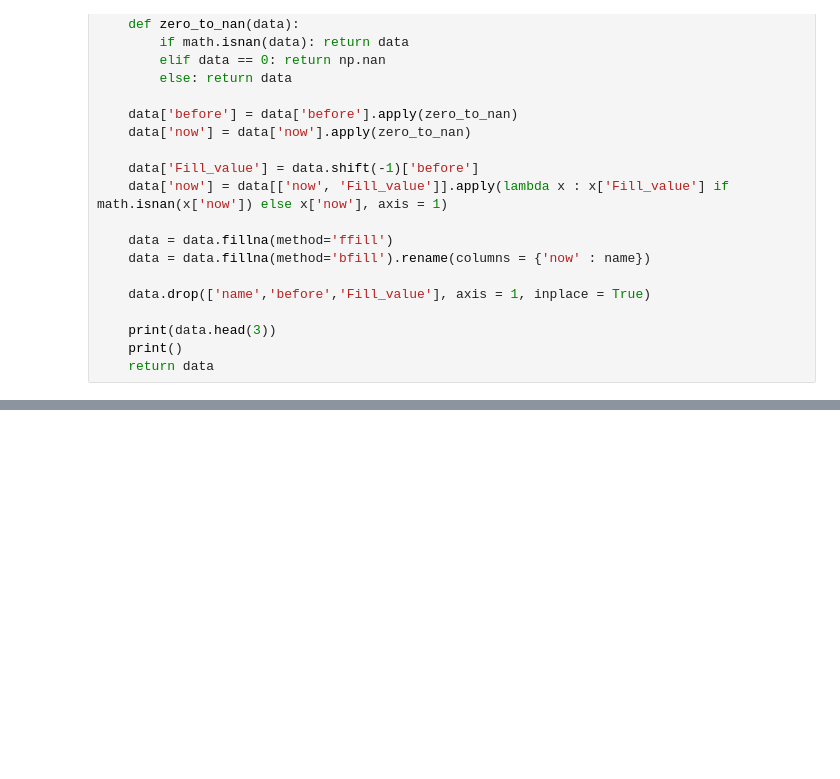
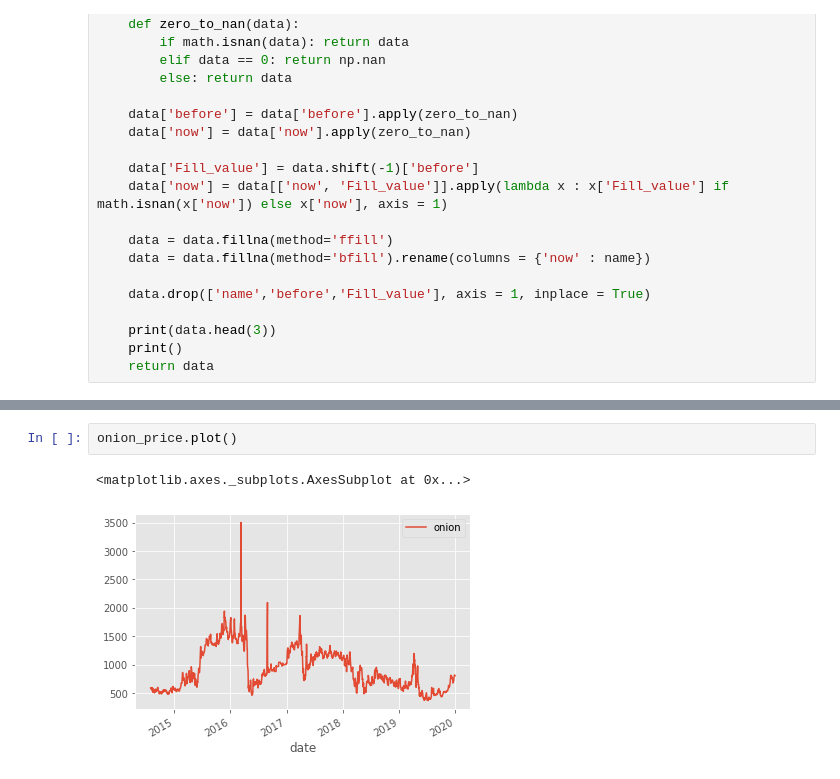
Before and after one commit to sunnight9507/BitAcademy, a Jupyter notebook: 17주차/All_data_processing.ipynb, the cells around one changed output, grey strips where cells are left out. Cells and saved outputs as stored; diff of their text form; blank space fills up the shorter version.

```diff
--- a/17주차/All_data_processing.ipynb
+++ b/17주차/All_data_processing.ipynb
@@ -429,2 +455,7 @@ date
 
 ================전처리 끝===============
+# %%
+onion_price.plot()
+# %% [output]
+<matplotlib.axes._subplots.AxesSubplot at 0x...>
+[figure, added]
```
Also changed, not shown: parts of 8 cells of this notebook.
